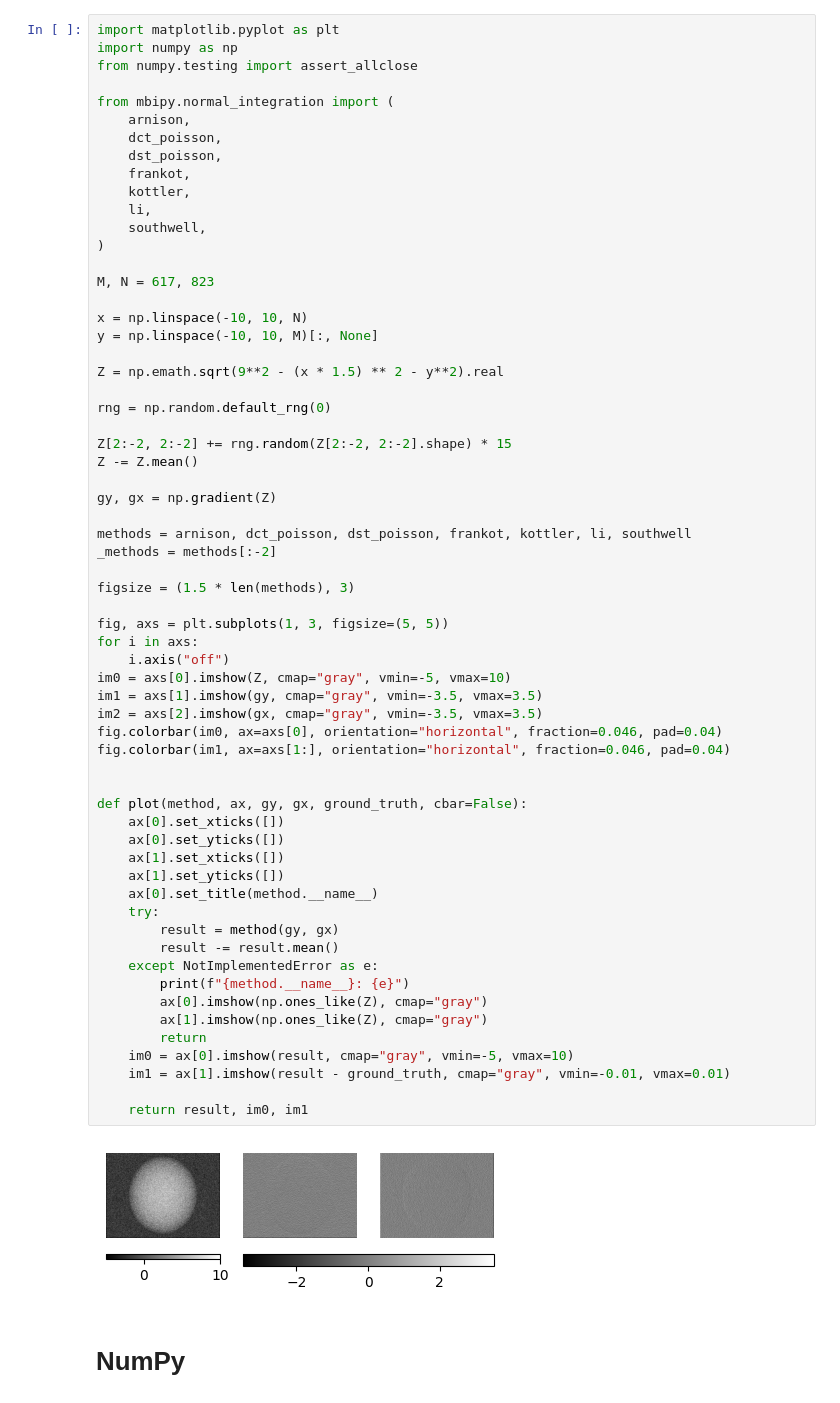
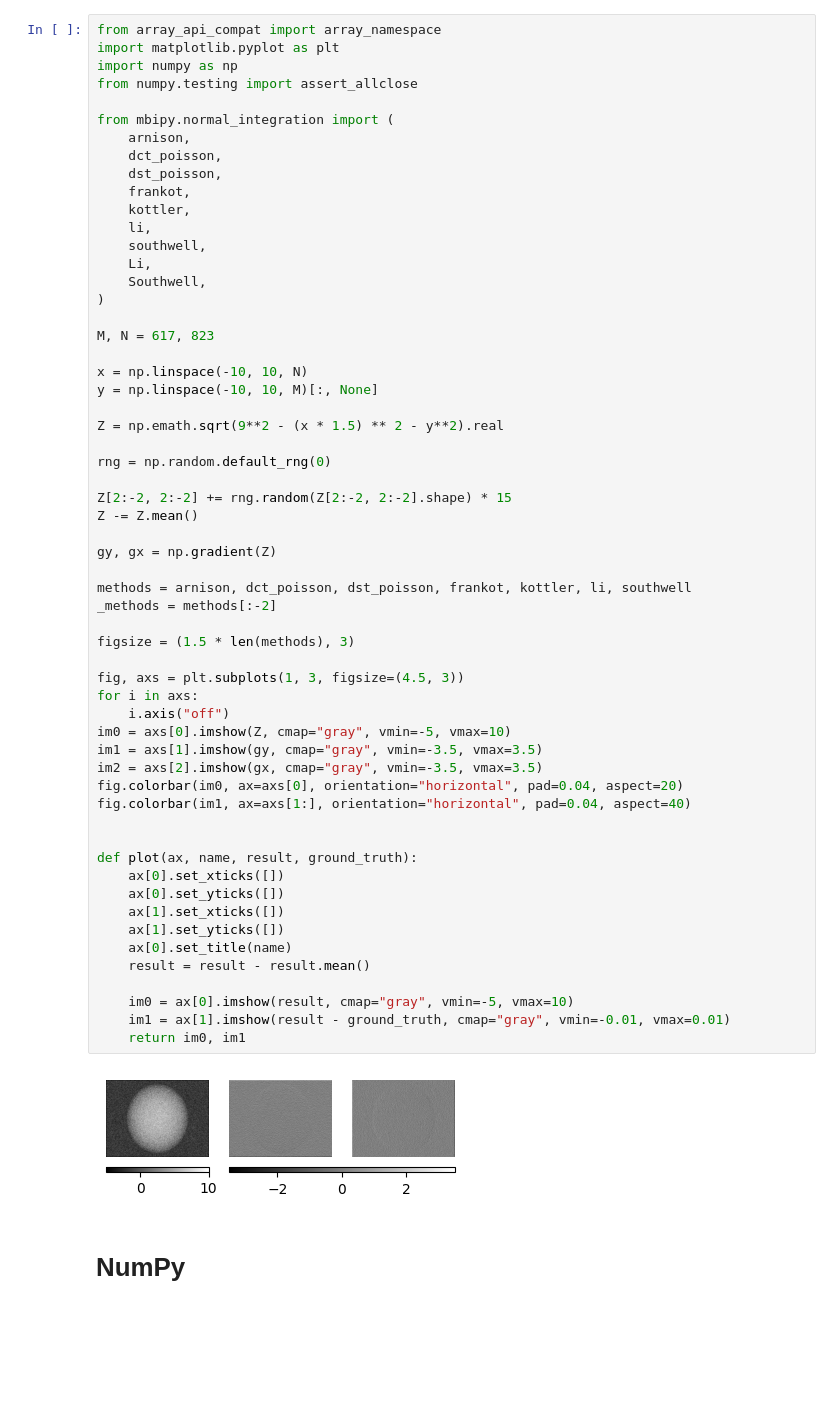
Before and after one commit to Nin17/mbipy, a Jupyter notebook: examples/normal_integration.ipynb, the cells around one changed output. Drawn from its saved outputs; the diff is of its cells as text; blank space fills up the shorter version.

```diff
--- a/examples/normal_integration.ipynb
+++ b/examples/normal_integration.ipynb
@@ -20,4 +20,5 @@
 # %%
+from array_api_compat import array_namespace
 import matplotlib.pyplot as plt
 import numpy as np
 from numpy.testing import assert_allclose
@@ -30,6 +31,8 @@ from mbipy.normal_integration import (
     kottler,
     li,
     southwell,
+    Li,
+    Southwell,
 )
 
 M, N = 617, 823
@@ -38,49 +41,42 @@ x = np.linspace(-10, 10, N)
 y = np.linspace(-10, 10, M)[:, None]
 
 Z = np.emath.sqrt(9**2 - (x * 1.5) ** 2 - y**2).real
 
 rng = np.random.default_rng(0)
 
 Z[2:-2, 2:-2] += rng.random(Z[2:-2, 2:-2].shape) * 15
 Z -= Z.mean()
 
 gy, gx = np.gradient(Z)
 
 methods = arnison, dct_poisson, dst_poisson, frankot, kottler, li, southwell
 _methods = methods[:-2]
 
 figsize = (1.5 * len(methods), 3)
 
-fig, axs = plt.subplots(1, 3, figsize=(5, 5))
+fig, axs = plt.subplots(1, 3, figsize=(4.5, 3))
 for i in axs:
     i.axis("off")
 im0 = axs[0].imshow(Z, cmap="gray", vmin=-5, vmax=10)
 im1 = axs[1].imshow(gy, cmap="gray", vmin=-3.5, vmax=3.5)
 im2 = axs[2].imshow(gx, cmap="gray", vmin=-3.5, vmax=3.5)
-fig.colorbar(im0, ax=axs[0], orientation="horizontal", fraction=0.046, pad=0.04)
-fig.colorbar(im1, ax=axs[1:], orientation="horizontal", fraction=0.046, pad=0.04)
+fig.colorbar(im0, ax=axs[0], orientation="horizontal", pad=0.04, aspect=20)
+fig.colorbar(im1, ax=axs[1:], orientation="horizontal", pad=0.04, aspect=40)
 
 
-def plot(method, ax, gy, gx, ground_truth, cbar=False):
+def plot(ax, name, result, ground_truth):
     ax[0].set_xticks([])
     ax[0].set_yticks([])
     ax[1].set_xticks([])
     ax[1].set_yticks([])
-    ax[0].set_title(method.__name__)
-    try:
-        result = method(gy, gx)
-        result -= result.mean()
-    except NotImplementedError as e:
-        print(f"{method.__name__}: {e}")
-        ax[0].imshow(np.ones_like(Z), cmap="gray")
-        ax[1].imshow(np.ones_like(Z), cmap="gray")
-        return
+    ax[0].set_title(name)
+    result = result - result.mean()
+
     im0 = ax[0].imshow(result, cmap="gray", vmin=-5, vmax=10)
     im1 = ax[1].imshow(result - ground_truth, cmap="gray", vmin=-0.01, vmax=0.01)
-
-    return result, im0, im1
+    return im0, im1
 # %% [output]
-[figure, old version]
+[figure, new version]
 # %% [markdown]
 # NumPy
 # %%
```
Also changed, not shown: parts of 11 cells of this notebook, 1 other file.
